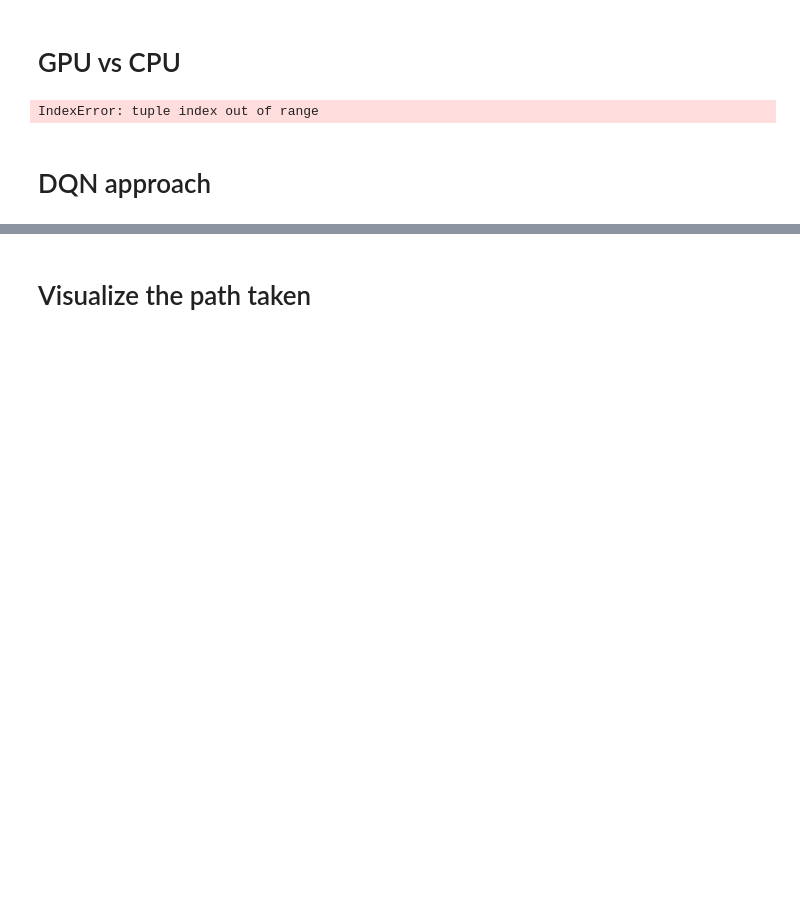
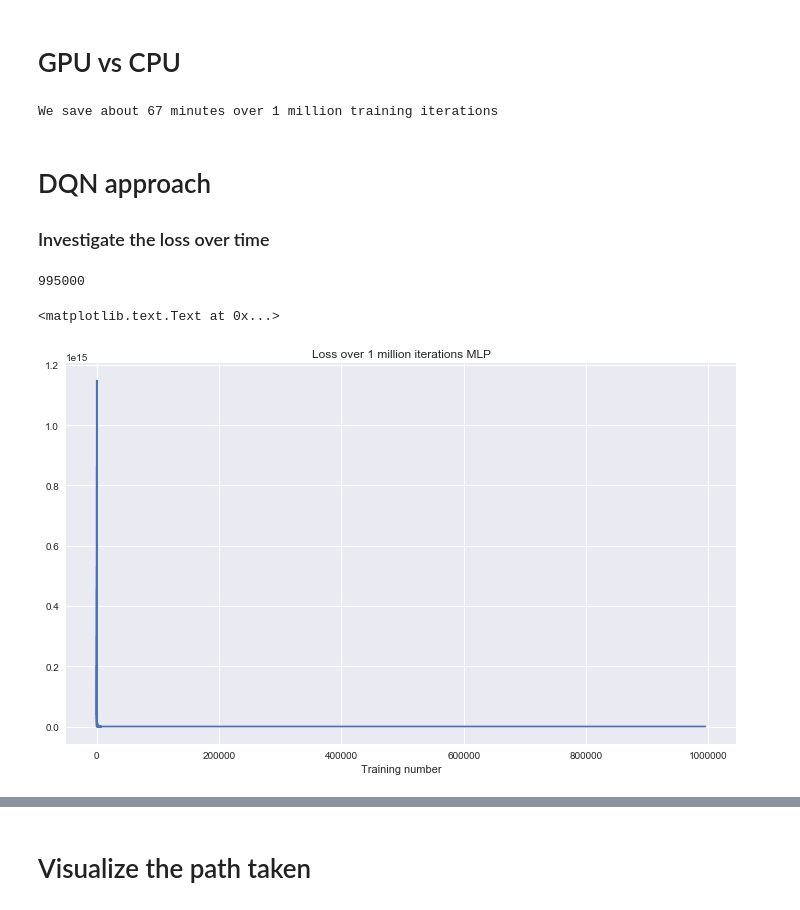
Before and after one commit to jonhilgart22/UNH-projects, a Jupyter notebook: deep_learning/notebooks/Jonathan_Hilgart-1.1-Taxi_cab_EDA.ipynb, the cells around one changed output, grey strips where cells are left out. Cells and saved outputs as stored; diff of their text form; code cells hidden in the pictures; blank space fills up the shorter version.

Commit message:
looking at linear and large linear model

```diff
--- a/deep_learning/notebooks/Jonathan_Hilgart-1.1-Taxi_cab_EDA.ipynb
+++ b/deep_learning/notebooks/Jonathan_Hilgart-1.1-Taxi_cab_EDA.ipynb
@@ -435,9 +430,26 @@ gpu_speed_1k = 55
 cpu_speed_1k = 59
 # %%
 # How much time is saved over 1,000,000 training examples?
-print('We save about {}-{} minutes over 1 million training iterations'.format(round((1000000/1000 * \
+print('We save about {} minutes over 1 million training iterations'.format(round((1000000/1000 * \
                                                                                      (cpu_speed_1k -gpu_speed_1k ))/60)))
 # %% [output]
-IndexError: tuple index out of range
+We save about 67 minutes over 1 million training iterations
 # %% [markdown]
 # DQN approach
+
+### Investigate the loss over time
+# %%
+with open(r"mlp_model/loss_over_time_linear", "rb") as input_file:
+     loss_over_time_mlp = pickle.load(input_file)
+# %%
+len(loss_over_time_mlp)
+# %% [output]
+995000
+# %%
+plt.figure(figsize=(12,7))
+plt.plot(loss_over_time_mlp)
+plt.title('Loss over 1 million iterations MLP')
+plt.xlabel('Training number')
+# %% [output]
+<matplotlib.text.Text at 0x...>
+[figure, added]
```
Also changed, not shown: parts of 42 cells of this notebook, 25 other files.
